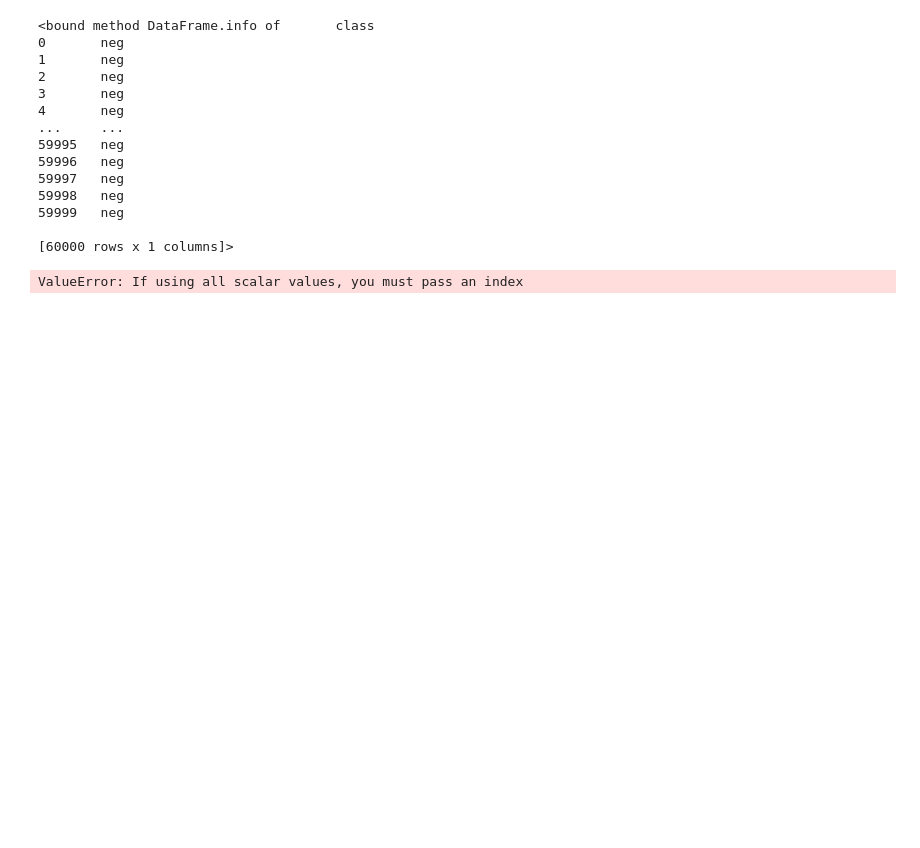
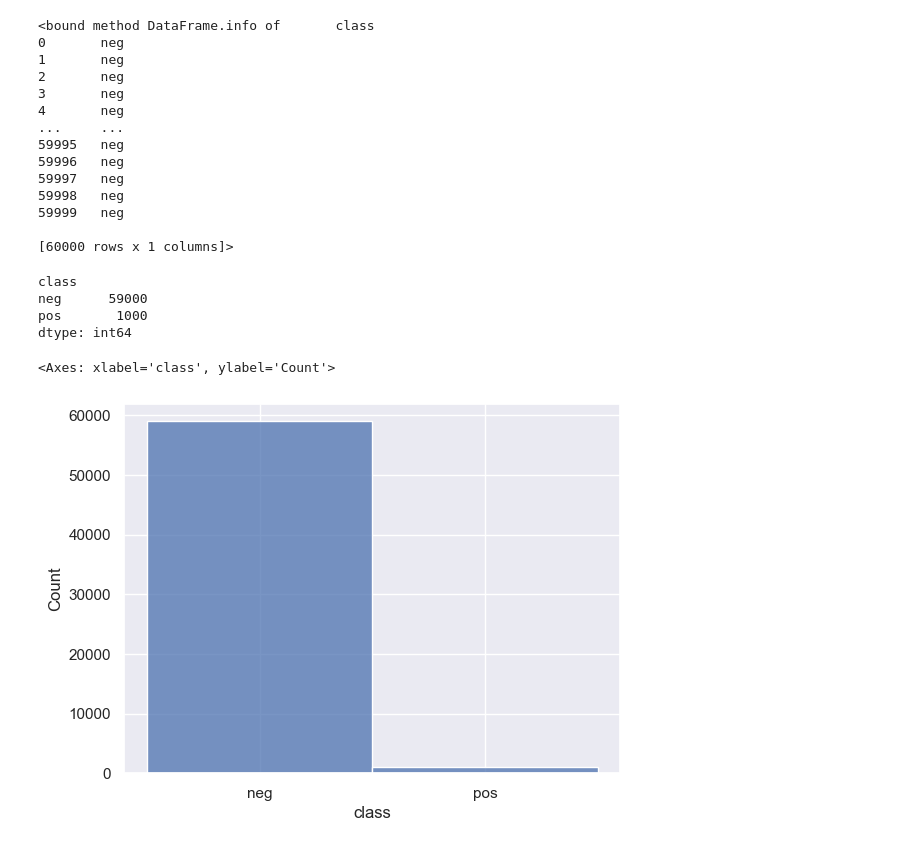
Before and after one commit to izazaka/Data, a Jupyter notebook: CA1.ipynb, the cells around one changed output. Saved outputs shown, nothing was run; the diff lists cells and outputs as text; code cells hidden in the pictures; blank space fills up the shorter version.

```diff
--- a/CA1.ipynb
+++ b/CA1.ipynb
@@ -257,7 +338,15 @@ y.info
 59999   neg
 
 [60000 rows x 1 columns]>
+# %%
+y.value_counts()
+# %% [output]
+class
+neg      59000
+pos       1000
+dtype: int64
 # %%
-sns.histplot(data = X, x = y)
+sns.histplot(data = ca1, x = "class")
 # %% [output]
-ValueError: If using all scalar values, you must pass an index
+<Axes: xlabel='class', ylabel='Count'>
+[figure, added]
```
Also changed, not shown: parts of 65 cells of this notebook, 3 other files.
